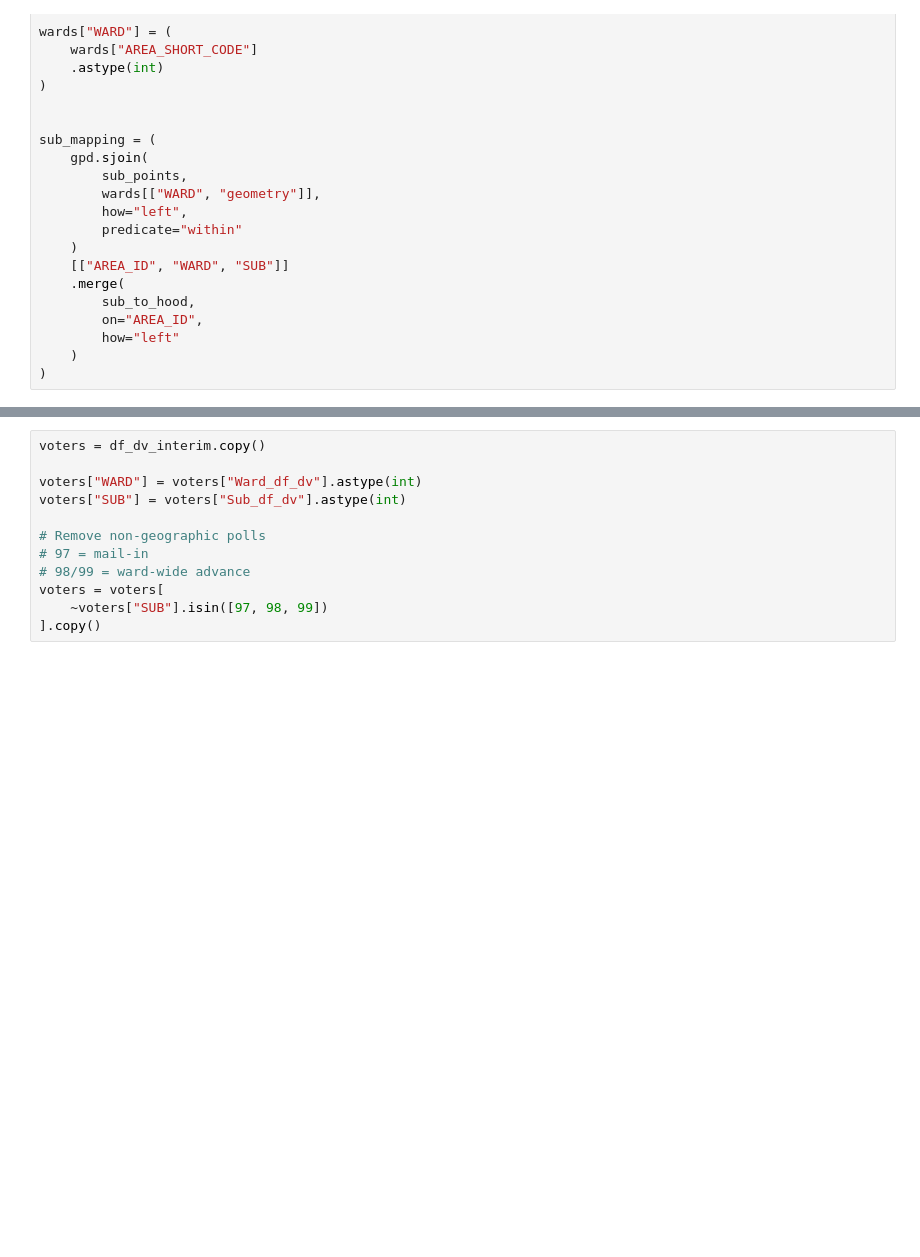
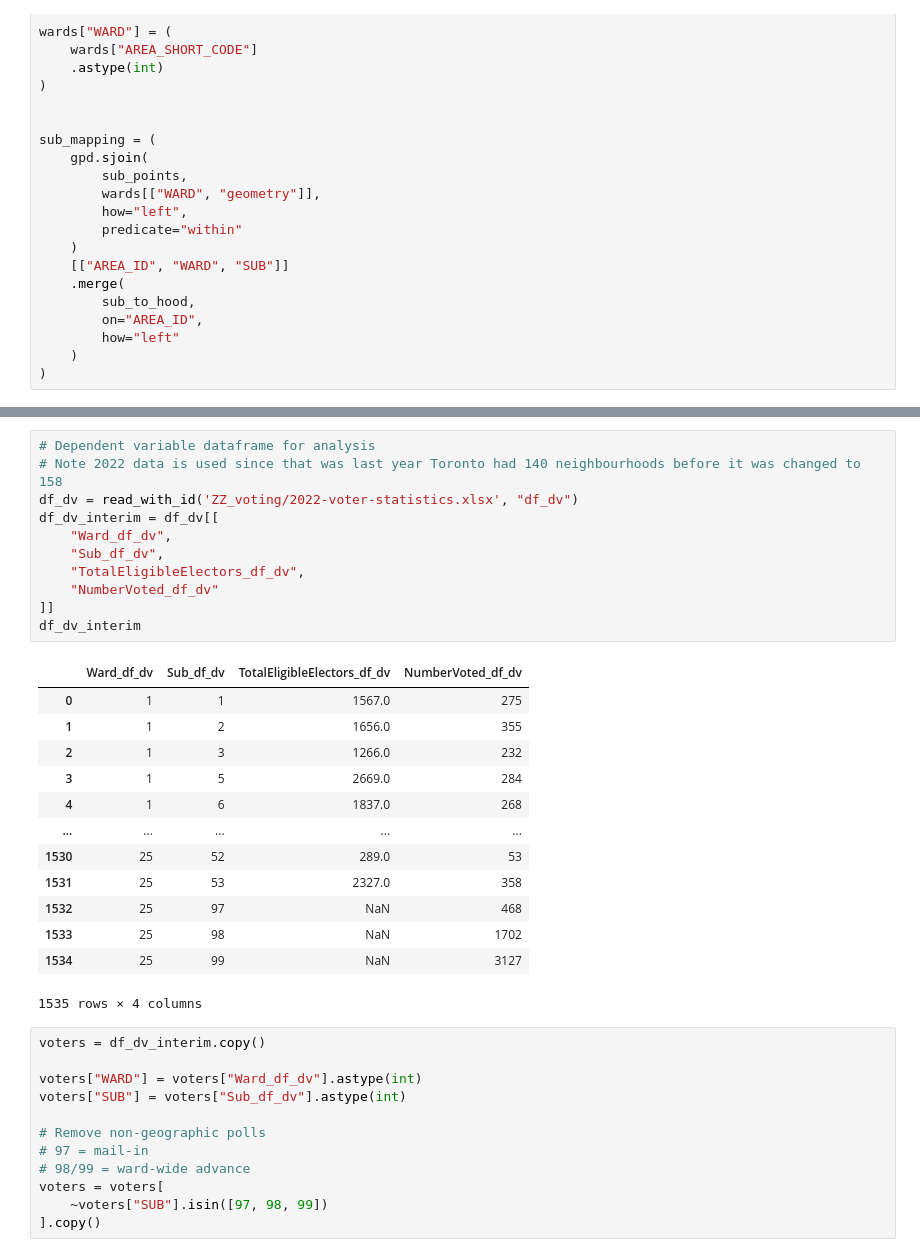
Before and after one commit to epheva/toronto-neighbourhood-correlations, a Jupyter notebook: df_preprocess.ipynb, the cells around one changed output, grey strips where cells are left out. Saved outputs shown, nothing was run; the diff lists cells and outputs as text; blank space fills up the shorter version.

```diff
--- a/df_preprocess.ipynb
+++ b/df_preprocess.ipynb
@@ -157,3 +146,28 @@ sub_mapping = (
+# %%
+# Dependent variable dataframe for analysis
+# Note 2022 data is used since that was last year Toronto had 140 neighbourhoods before it was changed to 158
+df_dv = read_with_id('ZZ_voting/2022-voter-statistics.xlsx', "df_dv")
+df_dv_interim = df_dv[[
+    "Ward_df_dv",
+    "Sub_df_dv",
+    "TotalEligibleElectors_df_dv",
+    "NumberVoted_df_dv"
+]]
+df_dv_interim
+# %% [output]
+|  | Ward_df_dv | Sub_df_dv | TotalEligibleElectors_df_dv | NumberVoted_df_dv |
+| 0 | 1 | 1 | 1567.0 | 275 |
+| 1 | 1 | 2 | 1656.0 | 355 |
+| 2 | 1 | 3 | 1266.0 | 232 |
+| 3 | 1 | 5 | 2669.0 | 284 |
+| 4 | 1 | 6 | 1837.0 | 268 |
+| ... | ... | ... | ... | ... |
+| 1530 | 25 | 52 | 289.0 | 53 |
+| 1531 | 25 | 53 | 2327.0 | 358 |
+| 1532 | 25 | 97 | NaN | 468 |
+| 1533 | 25 | 98 | NaN | 1702 |
+| 1534 | 25 | 99 | NaN | 3127 |
+1535 rows × 4 columns
 # %%
 voters = df_dv_interim.copy()
 
```
Also changed, not shown: parts of 32 cells of this notebook, 1 other file.
